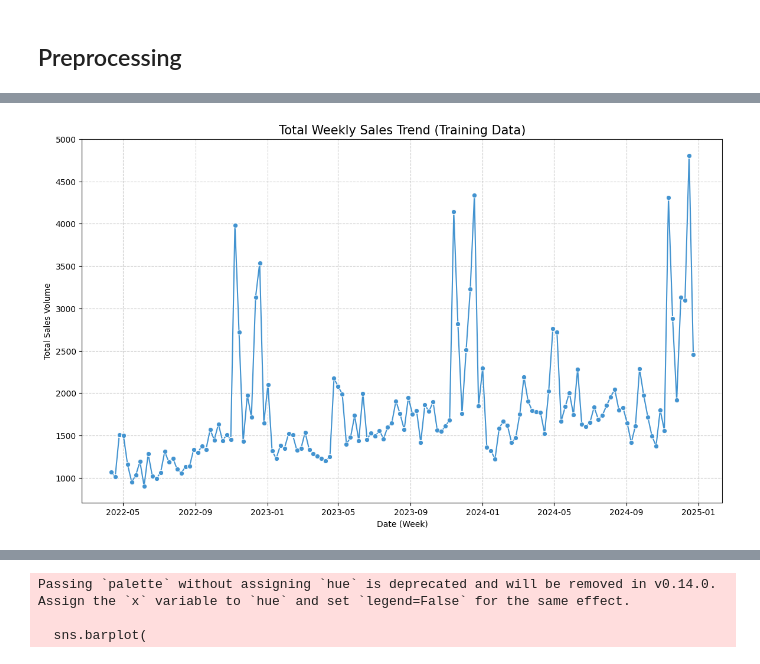
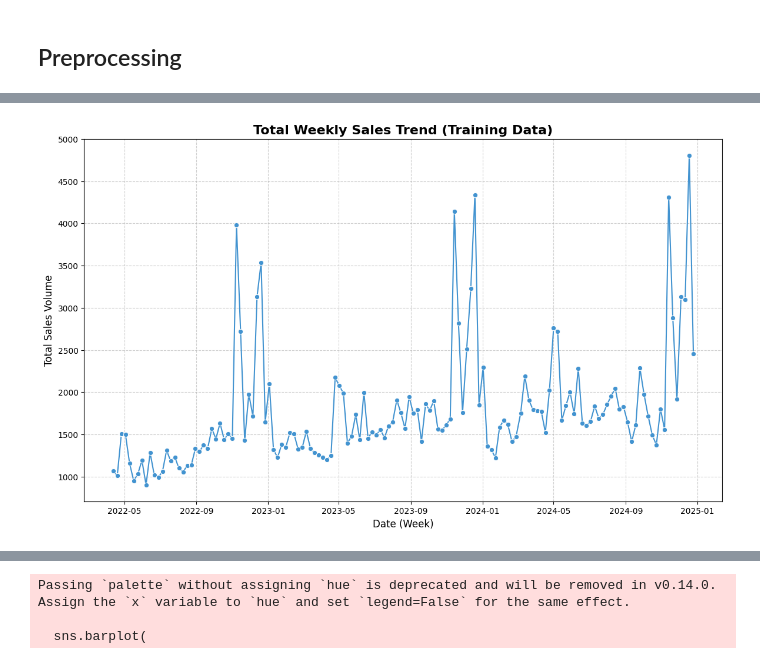
Before and after one commit to luisgrewe/StockSalesPrediction, a Jupyter notebook: salesprediction.ipynb, the cells around one changed output, grey strips where cells are left out. Cells and saved outputs as stored; diff of their text form; code cells hidden in the pictures.

Commit message:
Changes in Chart Visualization for Presentation

```diff
--- a/salesprediction.ipynb
+++ b/salesprediction.ipynb
@@ -88,16 +70,16 @@ dtype: object
 ## Exploratory Data Analysis
 # %%
 plt.figure(figsize=(14, 8))
-weekly_sales = X_train_preprocessed.groupby('week')['sales'].sum().reset_index()
+weekly_sales = df_train.groupby('week')['sales'].sum().reset_index()
 sns.lineplot(data=weekly_sales, x='week', y='sales', marker='o', color="#4293D0")
-plt.title('Total Weekly Sales Trend (Training Data)', fontsize=15)
-plt.xlabel('Date (Week)')
-plt.ylabel('Total Sales Volume')
+plt.title('Total Weekly Sales Trend (Training Data)', fontsize=16, fontweight='bold')
+plt.xlabel('Date (Week)', fontsize=12)
+plt.ylabel('Total Sales Volume', fontsize=12)
 plt.grid(True, linestyle='--', alpha=0.6)
-plt.savefig('images/time_series.png')
+plt.savefig('images/time_series.png', dpi=300)
 plt.show()
 # %% [output]
-[figure, old version]
+[figure, new version]
 # %%
 def display_dataset_summary(df):
     # Define the columns of interest
```
Also changed, not shown: parts of 25 cells of this notebook, 26 other files.
